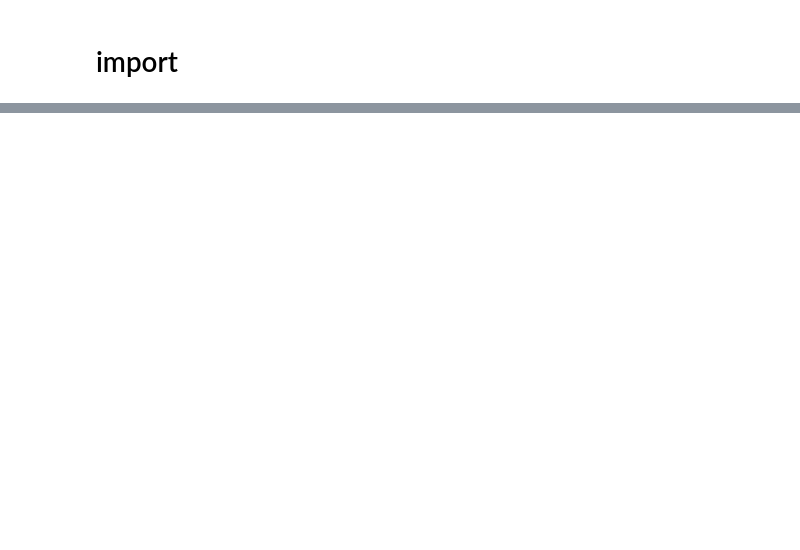
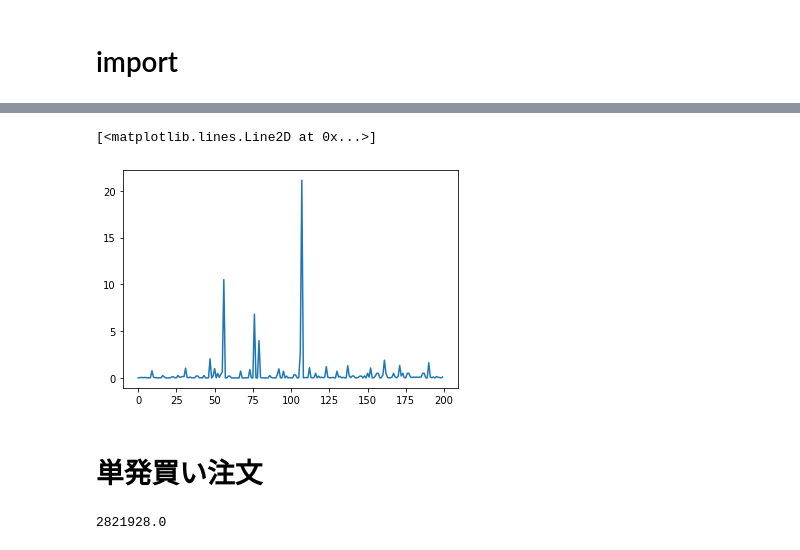
Before and after one commit to yodarjeering/BITCOIN, a Jupyter notebook: Code/coincheck.ipynb, the cells around one changed output, grey strips where cells are left out. Cells and saved outputs as stored; diff of their text form; code cells hidden in the pictures; blank space fills up the shorter version.

```diff
--- a/Code/coincheck.ipynb
+++ b/Code/coincheck.ipynb
@@ -24,6 +2,0 @@ from logging import getLogger,Formatter, StreamHandler, FileHandler, DEBUG, INFO
-# %%
-API_KEY = capi.API_KEY
-API_SECRET = capi.API_SECRET
-SYMBOL = "BTC/JPY"
-
-coincheck = ccxt.coincheck({'apiKey':API_KEY,'secret':API_SECRET})
@@ -245,0 +238,7 @@ def sell(price_value):
+# %%
+
+orderbook = OrderBook()
+ask_list = orderbook['asks']
+bid_list = orderbook['bids']
+ask_array = np.array(ask_list)
+bid_array = np.array(bid_list)
@@ -245,0 +323,10 @@ def sell(price_value):
+# %%
+# ask_list[row][col] col = 0 => price, col = 1 => vol
+
+ask_array = np.array(ask_list)
+ask_env = np.abs(signal.hilbert(ask_array[:,1]))
+plt.plot(ask_array[:,1])
+# plt.plot(ask_env[:50])
+# %% [output]
+[<matplotlib.lines.Line2D at 0x...>]
+[figure, added]
@@ -246,3 +349,12 @@ def sell(price_value):
+# %% [markdown]
+# 単発買い注文
+# %%
+symbol = 'BTC/JPY'
+board = ticker_info(symbol)
+buy_price = board['bid'] + 1
+buy_price
+# %% [output]
+2821928.0
 # %%
 symbol = 'BTC/JPY'
 board = ticker_info(symbol)
```
Also changed, not shown: parts of 79 cells of this notebook, 16 other files.
